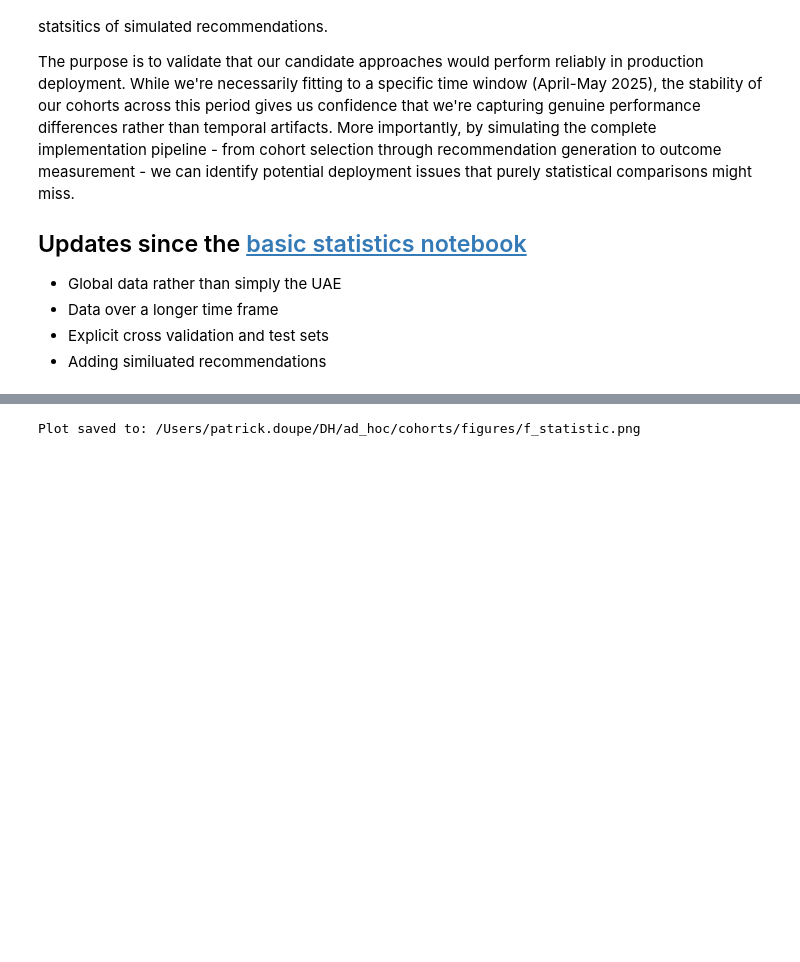
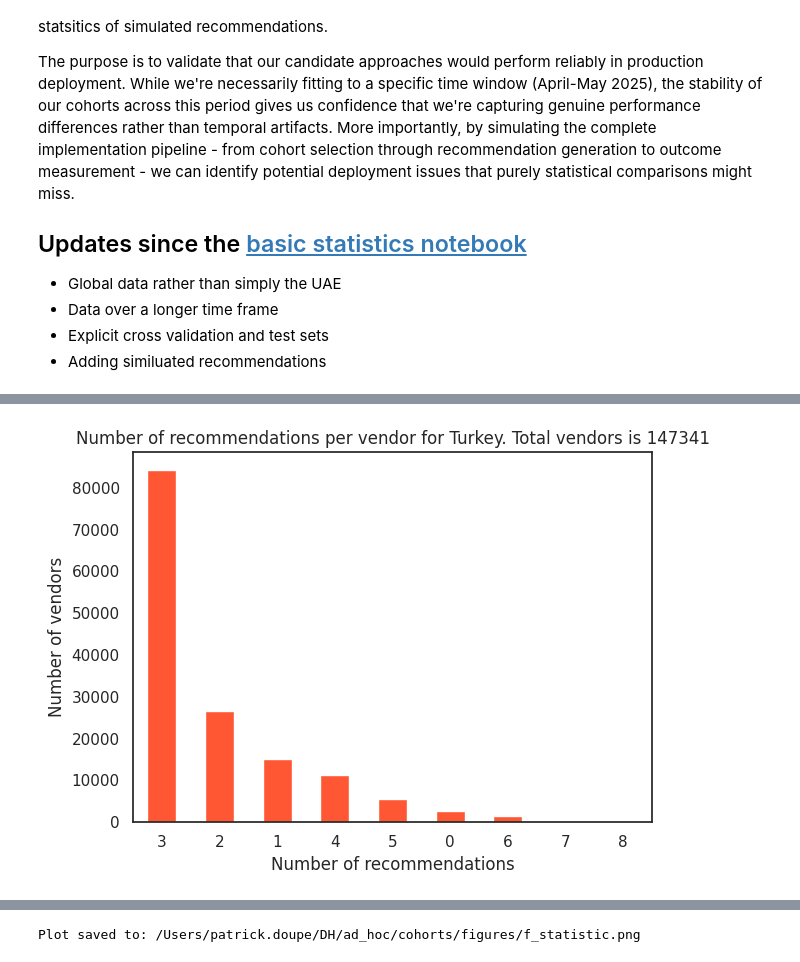
Before and after one commit to pdoupe/ad_hoc, a Jupyter notebook: cohorts/notebooks/cross_validation_new.ipynb, the cells around one changed output, grey strips where cells are left out. Cells and saved outputs as stored; diff of their text form; code cells hidden in the pictures; blank space fills up the shorter version.

```diff
--- a/cohorts/notebooks/cross_validation_new.ipynb
+++ b/cohorts/notebooks/cross_validation_new.ipynb
@@ -60,0 +173,14 @@ BASE_PLOT_PATH = CURRENT_DIR.parent / "figures"
+# %%
+df_b_tr[reco_columns_[:-3]].sum(axis=1).value_counts()
+
+# Create the bar plot
+ax = df_b_tr[columns_[:-3]].sum(axis=1).value_counts().plot(kind='bar', color=talabat_orange)
+total_vendors = df_b_tr.vendor_id.nunique()
+plt.xticks(rotation=0)
+plt.title(f"Number of recommendations per vendor for Turkey. Total vendors is {total_vendors}")
+plt.ylabel("Number of vendors")
+plt.xlabel("Number of recommendations")
+plt.tight_layout()
+plt.show()
+# %% [output]
+[figure, added]
```
Also changed, not shown: parts of 25 cells of this notebook, 1 other file.
